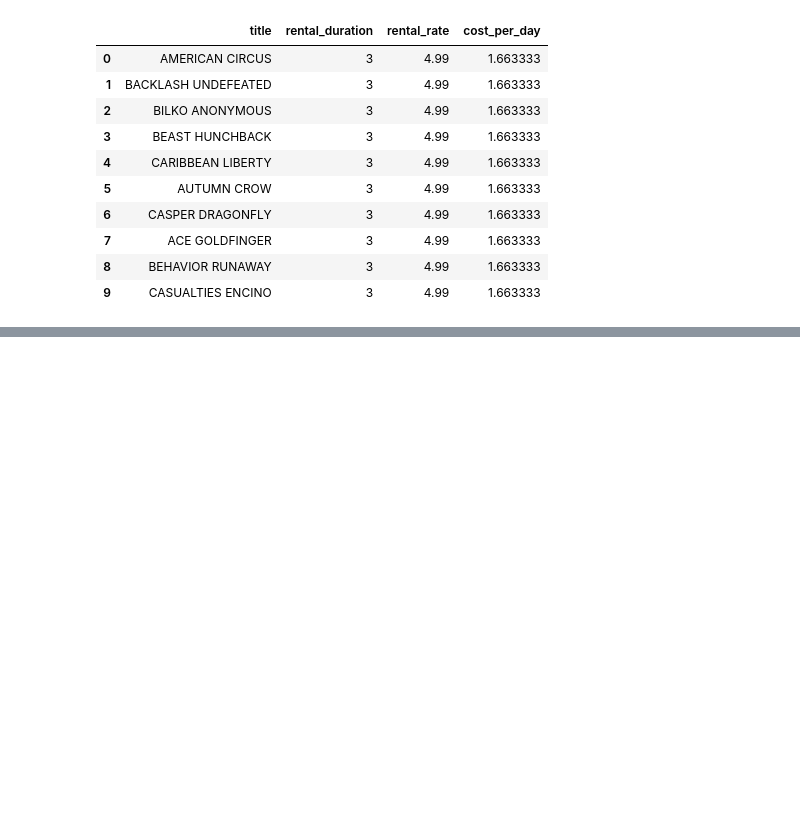
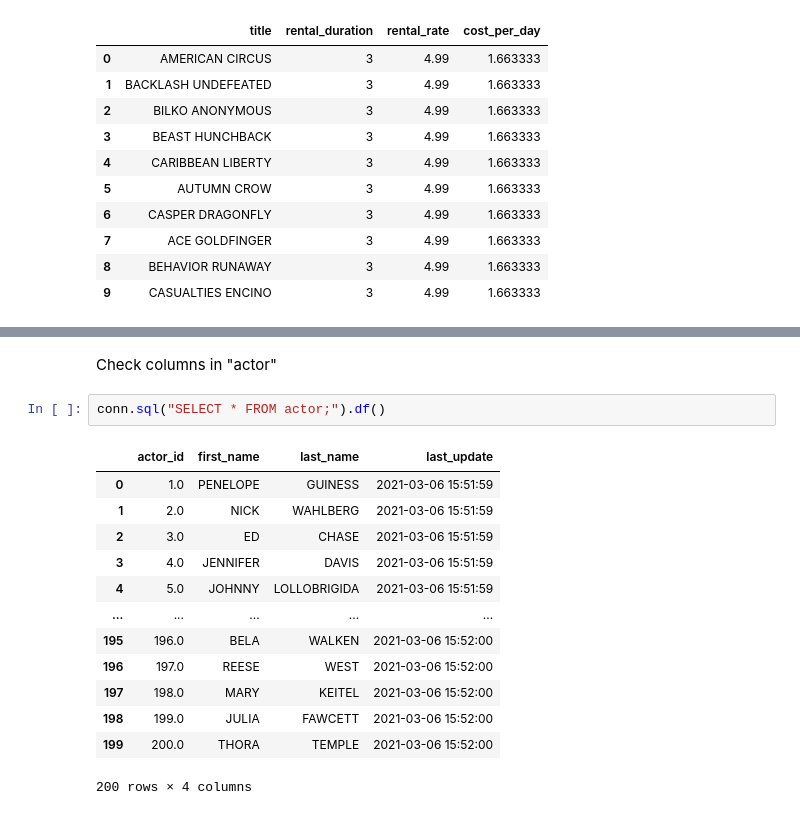
Before and after one commit to linuslarsson03/lab-1---sql, a Jupyter notebook: duckdb_pandas.ipynb, the cells around one changed output, grey strips where cells are left out. Saved outputs shown, nothing was run; the diff lists cells and outputs as text; blank space fills up the shorter version.

```diff
--- a/duckdb_pandas.ipynb
+++ b/duckdb_pandas.ipynb
@@ -201,0 +222,18 @@ rent_movie_cost
+# %% [markdown]
+Check columns in "actor"
+# %%
+conn.sql("SELECT * FROM actor;").df()
+# %% [output]
+|  | actor_id | first_name | last_name | last_update |
+| 0 | 1.0 | PENELOPE | GUINESS | 2021-03-06 15:51:59 |
+| 1 | 2.0 | NICK | WAHLBERG | 2021-03-06 15:51:59 |
+| 2 | 3.0 | ED | CHASE | 2021-03-06 15:51:59 |
+| 3 | 4.0 | JENNIFER | DAVIS | 2021-03-06 15:51:59 |
+| 4 | 5.0 | JOHNNY | LOLLOBRIGIDA | 2021-03-06 15:51:59 |
+| ... | ... | ... | ... | ... |
+| 195 | 196.0 | BELA | WALKEN | 2021-03-06 15:52:00 |
+| 196 | 197.0 | REESE | WEST | 2021-03-06 15:52:00 |
+| 197 | 198.0 | MARY | KEITEL | 2021-03-06 15:52:00 |
+| 198 | 199.0 | JULIA | FAWCETT | 2021-03-06 15:52:00 |
+| 199 | 200.0 | THORA | TEMPLE | 2021-03-06 15:52:00 |
+200 rows × 4 columns
```
Also changed, not shown: parts of 5 cells of this notebook.
